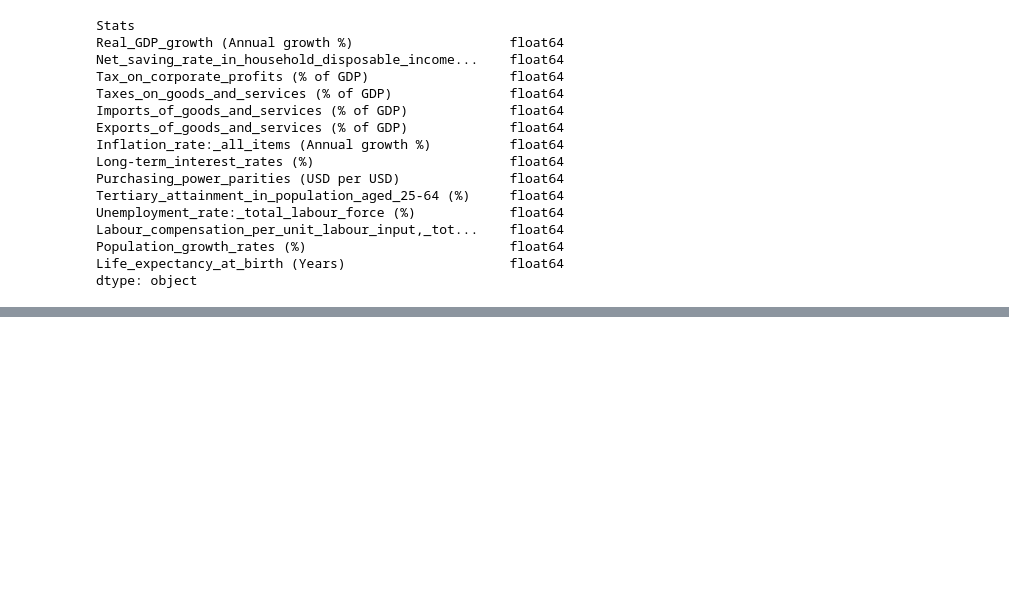
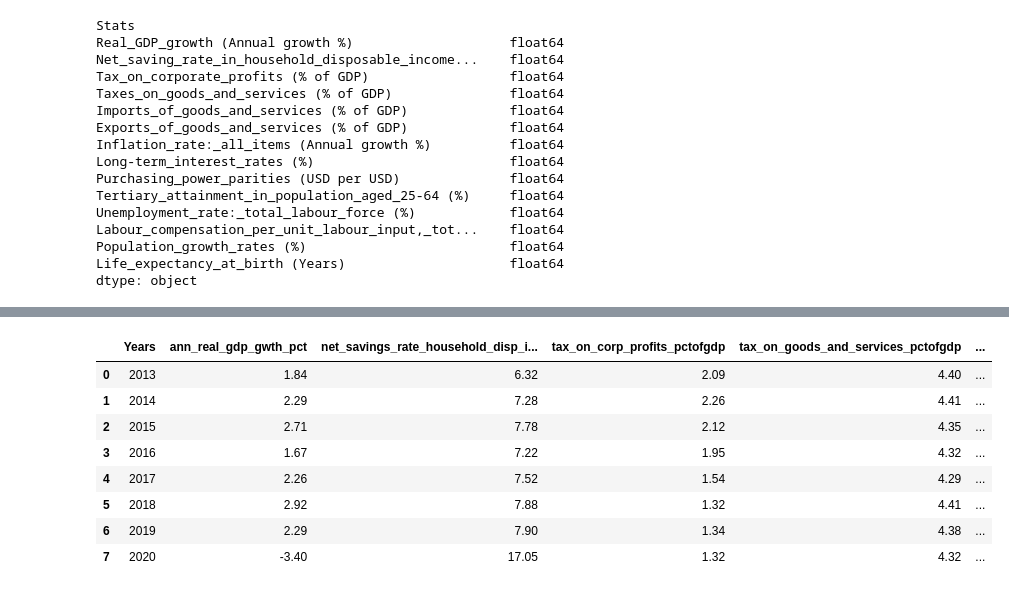
Before and after one commit to AlexGeiger1/Final_Project, a Jupyter notebook: ETL/ETL_econ.ipynb, the cells around one changed output, grey strips where cells are left out. Drawn from its saved outputs; the diff is of its cells as text; code cells hidden in the pictures; blank space fills up the shorter version.

```diff
--- a/ETL/ETL_econ.ipynb
+++ b/ETL/ETL_econ.ipynb
@@ -295,3 +295,16 @@ Life_expectancy_yrs                                     float64
 dtype: object
 # %%
 tp_econ_df.to_csv("final_econ_data.csv", index=False)
+# %%
+tp_econ_df.rename(columns = {'Year':'Years'}, inplace = True)
+tp_econ_df
+# %% [output]
+|  | Years | ann_real_gdp_gwth_pct | net_savings_rate_household_disp_i... | tax_on_corp_profits_pctofgdp | tax_on_goods_and_services_pctofgdp | ... |
+| 0 | 2013 | 1.84 | 6.32 | 2.09 | 4.40 | ... |
+| 1 | 2014 | 2.29 | 7.28 | 2.26 | 4.41 | ... |
+| 2 | 2015 | 2.71 | 7.78 | 2.12 | 4.35 | ... |
+| 3 | 2016 | 1.67 | 7.22 | 1.95 | 4.32 | ... |
+| 4 | 2017 | 2.26 | 7.52 | 1.54 | 4.29 | ... |
+| 5 | 2018 | 2.92 | 7.88 | 1.32 | 4.41 | ... |
+| 6 | 2019 | 2.29 | 7.90 | 1.34 | 4.38 | ... |
+| 7 | 2020 | -3.40 | 17.05 | 1.32 | 4.32 | ... |
```
Also changed, not shown: parts of 6 cells of this notebook, 3 other files.
